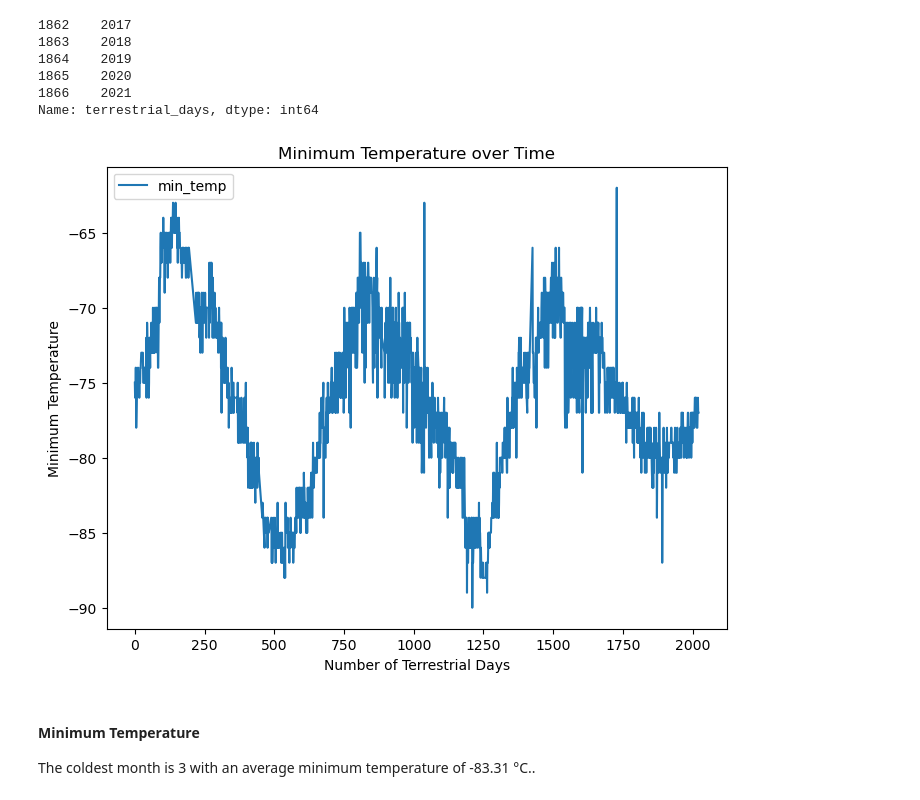
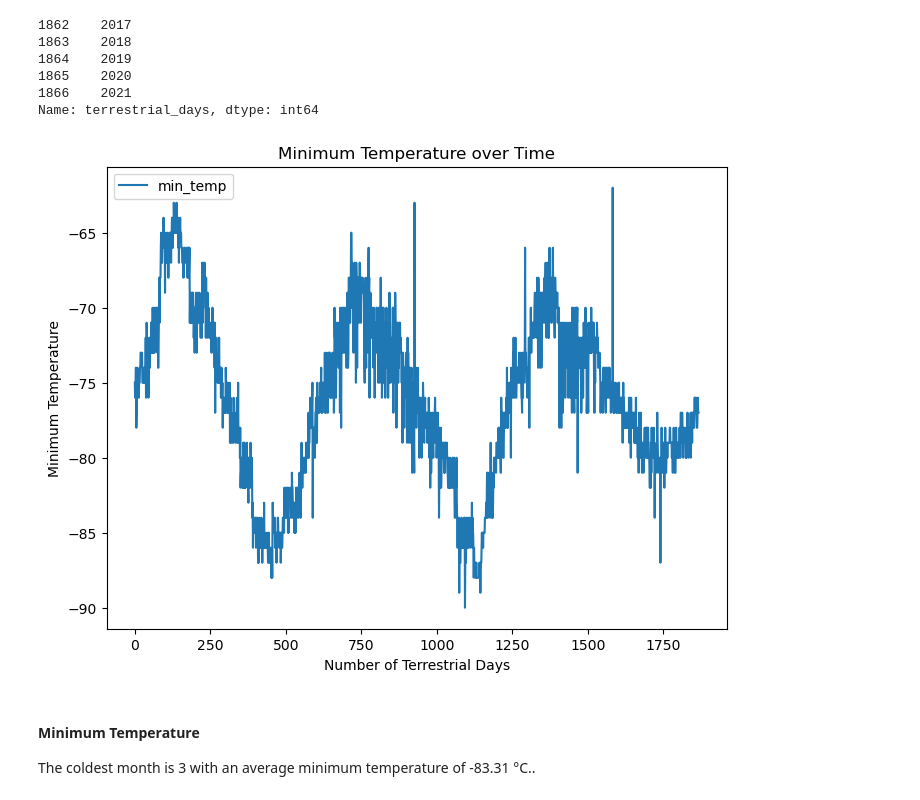
Before and after one commit to Sprodhania/web-scraping_and_data-analysis, a Jupyter notebook: part_2_mars_weather.ipynb, the cells around one changed output. Cells and saved outputs as stored; diff of their text form; code cells hidden in the pictures.

```diff
--- a/part_2_mars_weather.ipynb
+++ b/part_2_mars_weather.ipynb
@@ -300,16 +300,16 @@ Name: terrestrial_days, dtype: int64
 # %%
 # 5. How many terrestrial (Earth) days are there in a Martian year?
 # Visually estimate the result by plotting the daily minimum temperature of each observation in the data set.
 #Extracting terrestrial date into terrestrial days
 #df['terrestrial_day'] = df['terrestrial_date'].dt.day
-df['terrestrial_days'] = (df['terrestrial_date'] - df['terrestrial_date'].min()).dt.days
-df.plot(x='terrestrial_days', y='min_temp', kind='line', figsize=(8, 6))
+#df['terrestrial_days'] = (df['terrestrial_date'] - df['terrestrial_date'].min()).dt.days
+df.plot(y='min_temp', kind='line', figsize=(8, 6))
 plt.title('Minimum Temperature over Time')
 plt.xlabel('Number of Terrestrial Days')
 plt.ylabel('Minimum Temperature')
 plt.show()
 # %% [output]
-[figure, old version]
+[figure, new version]
 # %% [markdown]
 #### Minimum Temperature
 
```
